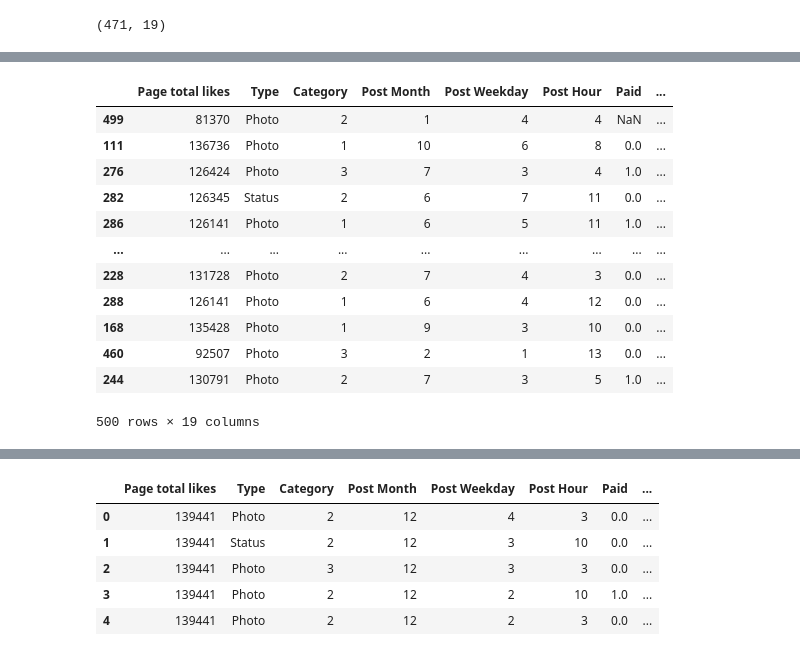
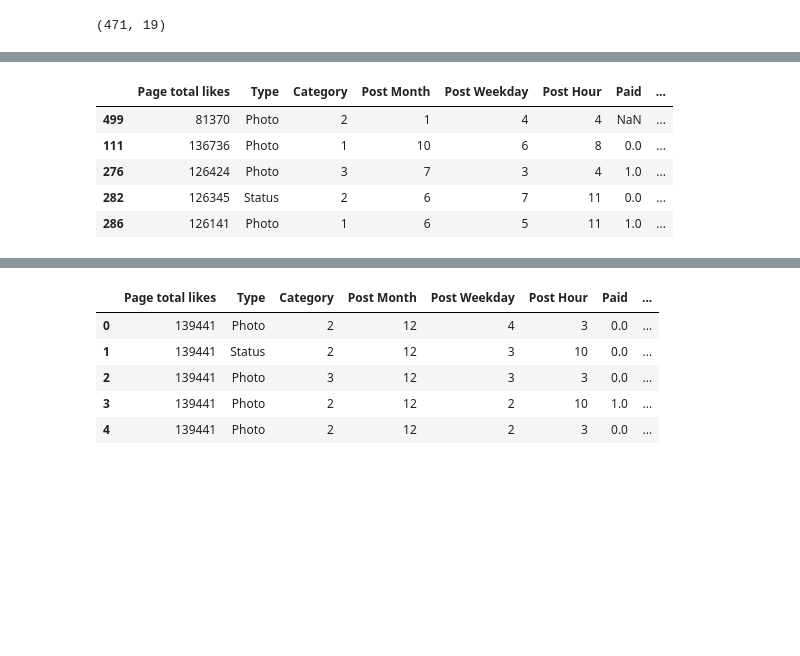
Before and after one commit to atharvaagrawal/SPPU-DSBDA-Practical, a Jupyter notebook: 09-Python-Facebook-Metrics/Facebook.ipynb, the cells around one changed output, grey strips where cells are left out. Cells and saved outputs as stored; diff of their text form; code cells hidden in the pictures; blank space fills up the shorter version.

```diff
--- a/09-Python-Facebook-Metrics/Facebook.ipynb
+++ b/09-Python-Facebook-Metrics/Facebook.ipynb
@@ -131,21 +145,14 @@ df_sort_like
 # %%
 #sorting by the column by comment
 df_sort_comments = df.sort_values(by=["comment"])
-df_sort_comments
+df_sort_comments.head(5)
 # %% [output]
 |  | Page total likes | Type | Category | Post Month | Post Weekday | Post Hour | Paid | ... |
 | 499 | 81370 | Photo | 2 | 1 | 4 | 4 | NaN | ... |
 | 111 | 136736 | Photo | 1 | 10 | 6 | 8 | 0.0 | ... |
 | 276 | 126424 | Photo | 3 | 7 | 3 | 4 | 1.0 | ... |
 | 282 | 126345 | Status | 2 | 6 | 7 | 11 | 0.0 | ... |
 | 286 | 126141 | Photo | 1 | 6 | 5 | 11 | 1.0 | ... |
-| ... | ... | ... | ... | ... | ... | ... | ... | ... |
-| 228 | 131728 | Photo | 2 | 7 | 4 | 3 | 0.0 | ... |
-| 288 | 126141 | Photo | 1 | 6 | 4 | 12 | 0.0 | ... |
-| 168 | 135428 | Photo | 1 | 9 | 3 | 10 | 0.0 | ... |
-| 460 | 92507 | Photo | 3 | 2 | 1 | 13 | 0.0 | ... |
-| 244 | 130791 | Photo | 2 | 7 | 3 | 5 | 1.0 | ... |
-500 rows × 19 columns
 # %%
 #sorting by the column = share
 df_sort_share = df.sort_values(by=["share"])
```
Also changed, not shown: parts of 24 cells of this notebook, 8 other files.
